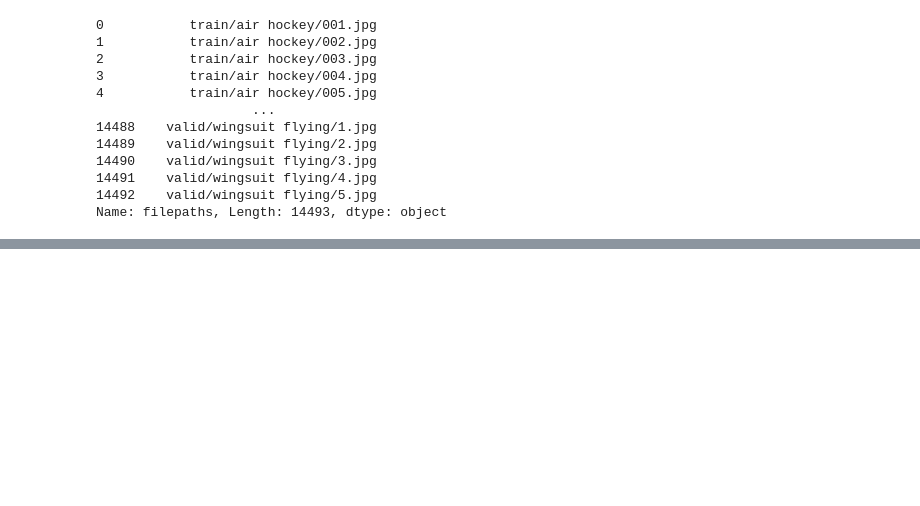
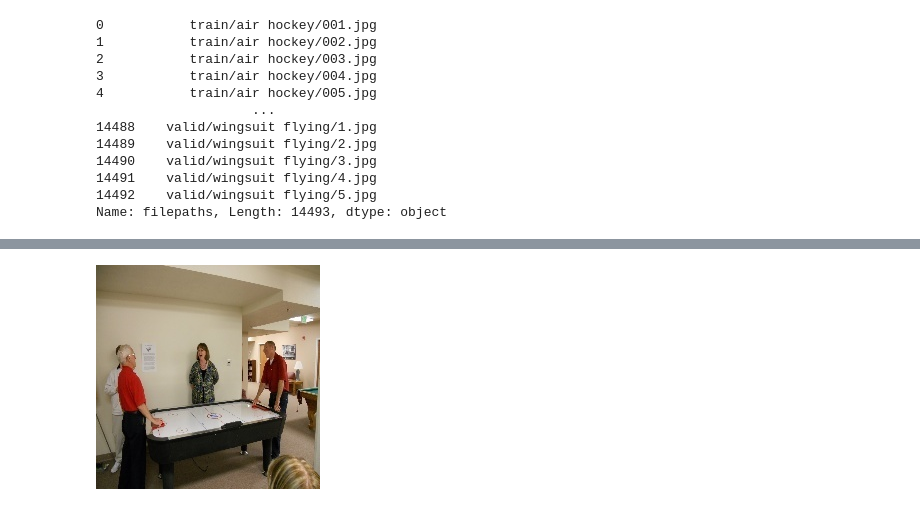
Before and after one commit to vimal004/AIML, a Jupyter notebook: Notebook 2.ipynb, the cells around one changed output, grey strips where cells are left out. Cells and saved outputs as stored; diff of their text form; code cells hidden in the pictures; blank space fills up the shorter version.

```diff
--- a/Notebook 2.ipynb
+++ b/Notebook 2.ipynb
@@ -382,0 +453,3 @@ Name: filepaths, Length: 14493, dtype: object
+# %%
+filenames = [filename for filename in df["filepaths"]]
+import os
@@ -382,0 +500,6 @@ Name: filepaths, Length: 14493, dtype: object
+# %%
+for filename in filenames:
+    filename = "Image Dataset/" + filename
+# %%
+for filename in filenames:
+    print(filename)
@@ -382,0 +524,2 @@ Name: filepaths, Length: 14493, dtype: object
+# %%
+filenames = ["Image Dataset/" + filename for filename in filenames]
@@ -382,0 +539,4 @@ Name: filepaths, Length: 14493, dtype: object
+# %%
+display(Image(filenames[6]))
+# %% [output]
+[figure, added]
```
Also changed, not shown: parts of 63 cells of this notebook.
